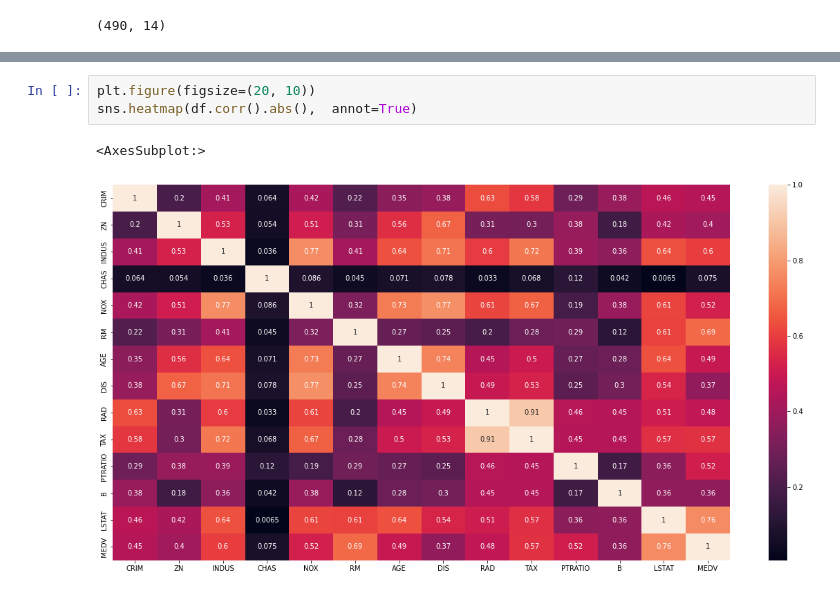
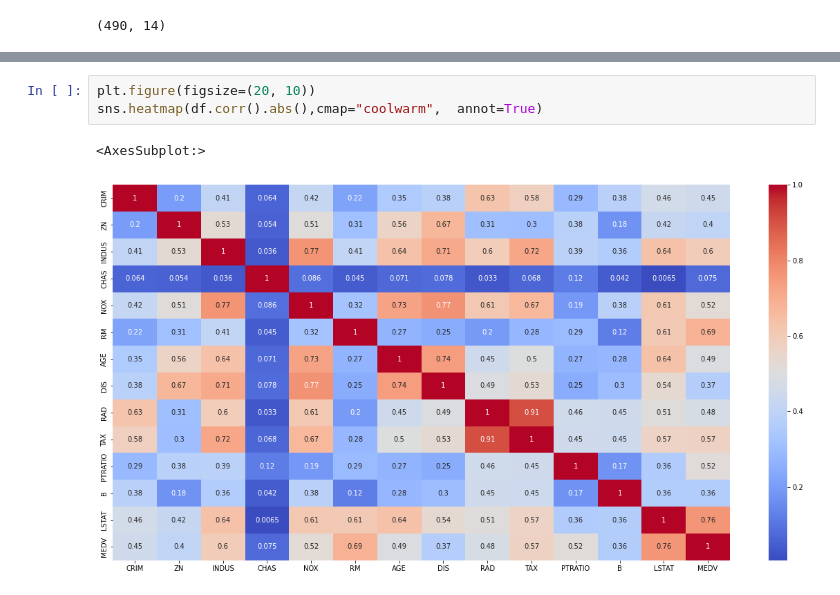
Before and after one commit to Ingenious-c0der/University_Assignments, a Jupyter notebook: DSDBA/asg_8.ipynb, the cells around one changed output, grey strips where cells are left out. Drawn from its saved outputs; the diff is of its cells as text.

```diff
--- a/DSDBA/asg_8.ipynb
+++ b/DSDBA/asg_8.ipynb
@@ -59,9 +48,9 @@ plt.tight_layout(pad=0.4, w_pad=0.5, h_pad=5.0)
 # %%
 plt.figure(figsize=(20, 10))
-sns.heatmap(df.corr().abs(),  annot=True)
+sns.heatmap(df.corr().abs(),cmap="coolwarm",  annot=True)
 # %% [output]
 <AxesSubplot:>
-[figure, old version]
+[figure, new version]
 # %%
 from sklearn import preprocessing
 # Let's scale the columns before plotting them against MEDV
```
Also changed, not shown: parts of 15 cells of this notebook, 7 other files.
